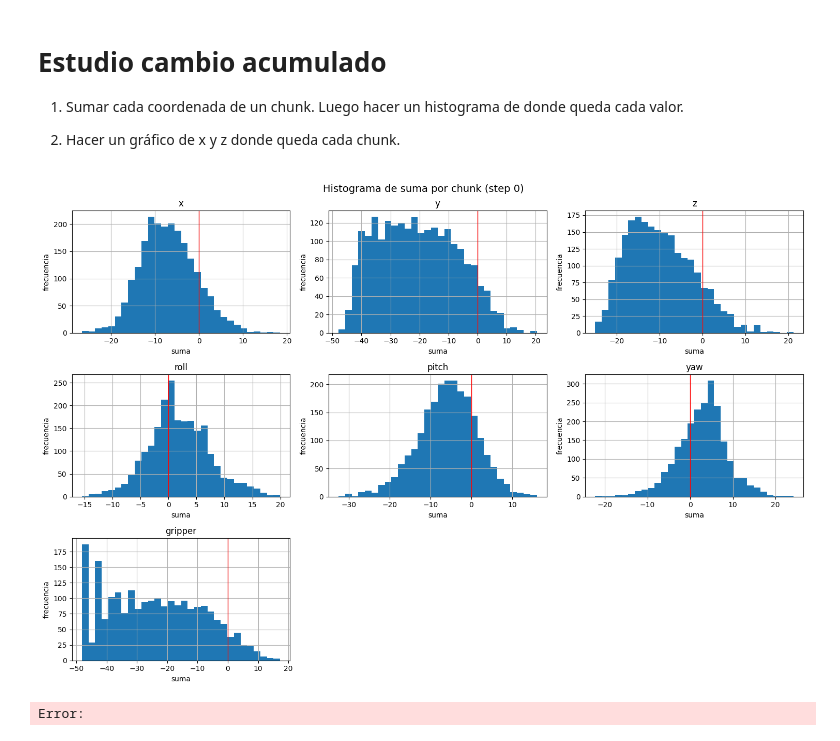
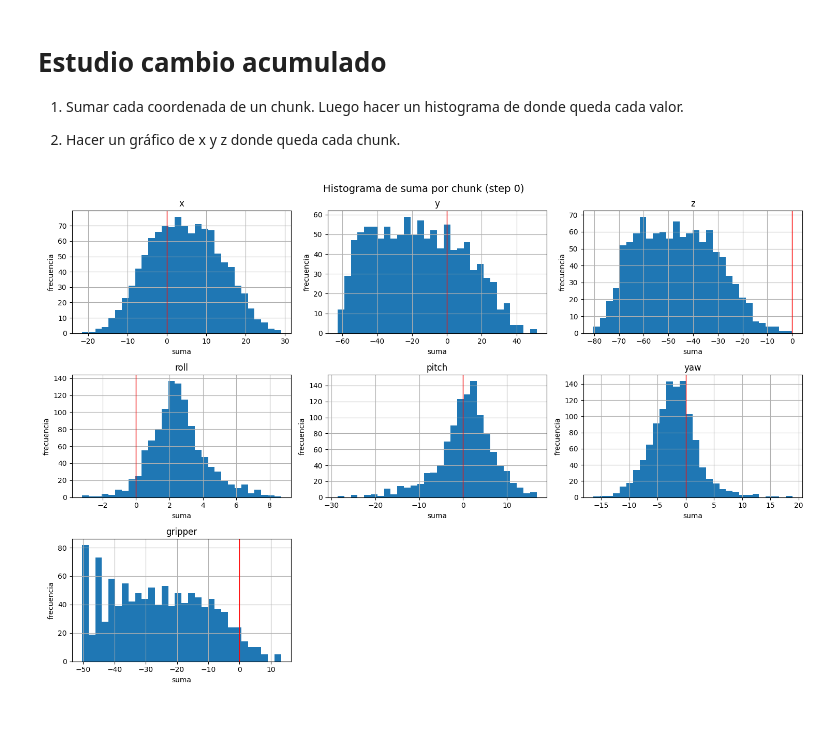
Before and after one commit to diegoftpxd/MuJoCo-simulation, a Jupyter notebook: estudio_vectores_iniciales.ipynb, the cells around one changed output. Cells and saved outputs as stored; diff of their text form; code cells hidden in the pictures.

```diff
--- a/estudio_vectores_iniciales.ipynb
+++ b/estudio_vectores_iniciales.ipynb
@@ -82,6 +82,9 @@ Dataset().filter_by_step(2).filter_by_action_in_chunk(2).data
 | 15112 | 2 | 584 | 0 | 9 | 9.999993e-02 | 10 | -0.047900 | -0.107597 | 0.202311 | 0.015468 | -0.005427 | ... |
 | 15113 | 2 | 584 | 0 | 10 | -7.450581e-08 | 10 | -0.040893 | -0.261464 | 0.184915 | -0.003321 | -0.099542 | ... |
 2024 rows × 15 columns
+# %%
+archivo = "denoise_big_noise_cm.csv"
+step = 2
 # %% [markdown]
 # Estudio de desviación estándar
 En cada paso, cual es la desviación estándar de cada coordenada.
@@ -141,40 +143,35 @@ plot_std_over_max_grid(step=1, archivo="denoise_big_noise.csv")
 # %%
 COORD_NAMES = ["x", "y", "z", "roll", "pitch", "yaw", "gripper"]
 
 # --- Histograma ---
-summed = Dataset().filter_by_step(0).sum_by_chunk().data
+summed = Dataset(archivo=archivo).filter_by_step(step).sum_by_chunk().data
 
 fig, axes = plt.subplots(3, 3, figsize=(15, 10))
 axes = axes.flatten()
 
 for i, coord in enumerate(COORD_NAMES):
     axes[i].hist(summed[coord], bins=30)
     axes[i].axvline(0, color="red", linewidth=1)
     axes[i].set_title(coord)
     axes[i].set_xlabel("suma")
     axes[i].set_ylabel("frecuencia")
     axes[i].grid(True)
 
 for j in range(len(COORD_NAMES), len(axes)):
     axes[j].set_visible(False)
 
 plt.suptitle("Histograma de suma por chunk (step 0)", fontsize=14)
 plt.tight_layout()
 plt.show()
 # %% [output]
-[figure, old version]
+[figure, new version]
 # %%
 import plotly.express as px
 
-
-
-
-summed = Dataset().filter_by_step(0).filter_only_last_vector().sum_by_chunk().data
+summed = Dataset(archivo=archivo).filter_by_step(step).filter_only_last_vector().sum_by_chunk().data
 
 fig = px.scatter_3d(summed, x="x", y="y", z="z",
-                    title="Posición final por chunk (step 0)")
+                    title=f"Posición final por chunk (step {step})")
 
 fig.update_traces(marker=dict(size=3, color="blue"))
 fig.show()
-# %% [output]
-Error:
```
Also changed, not shown: parts of 3 cells of this notebook, 4 other files.
